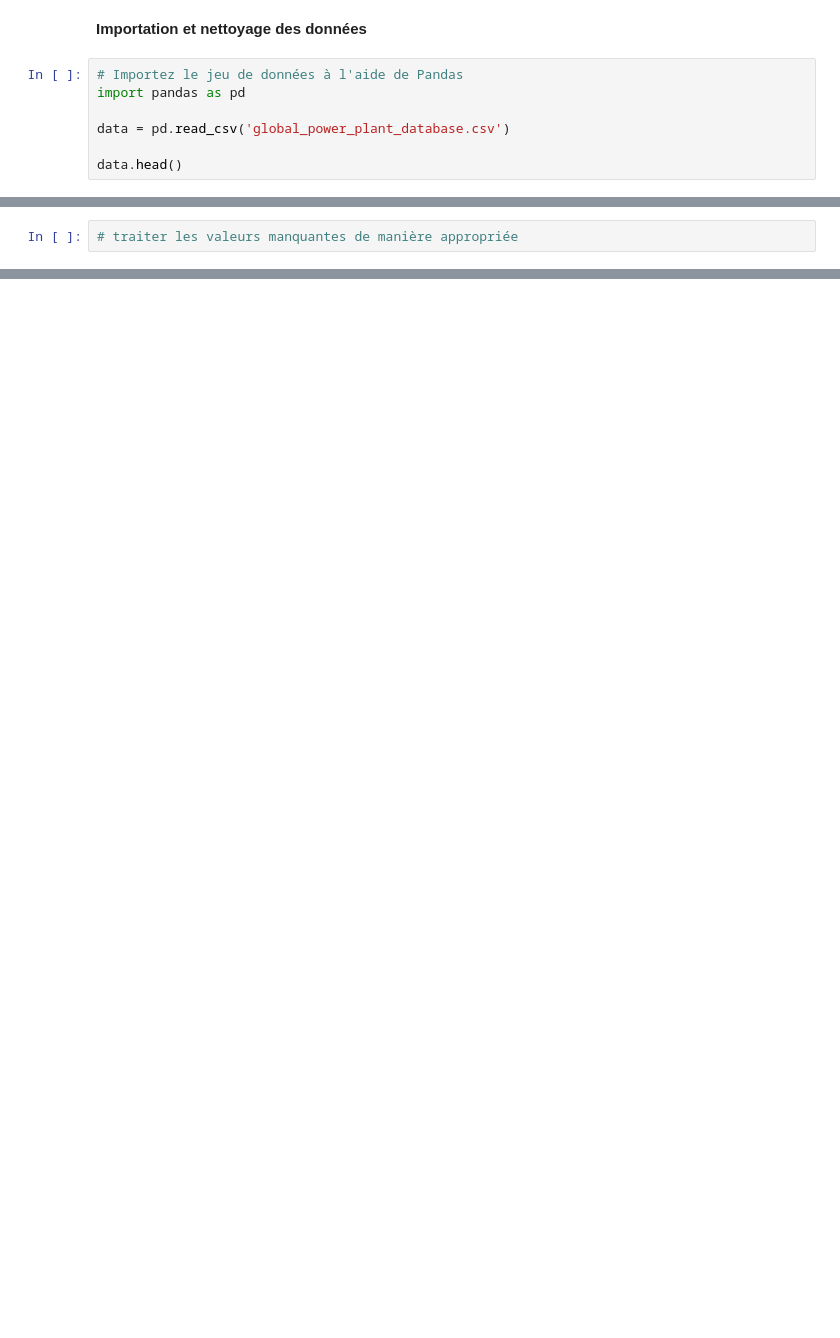
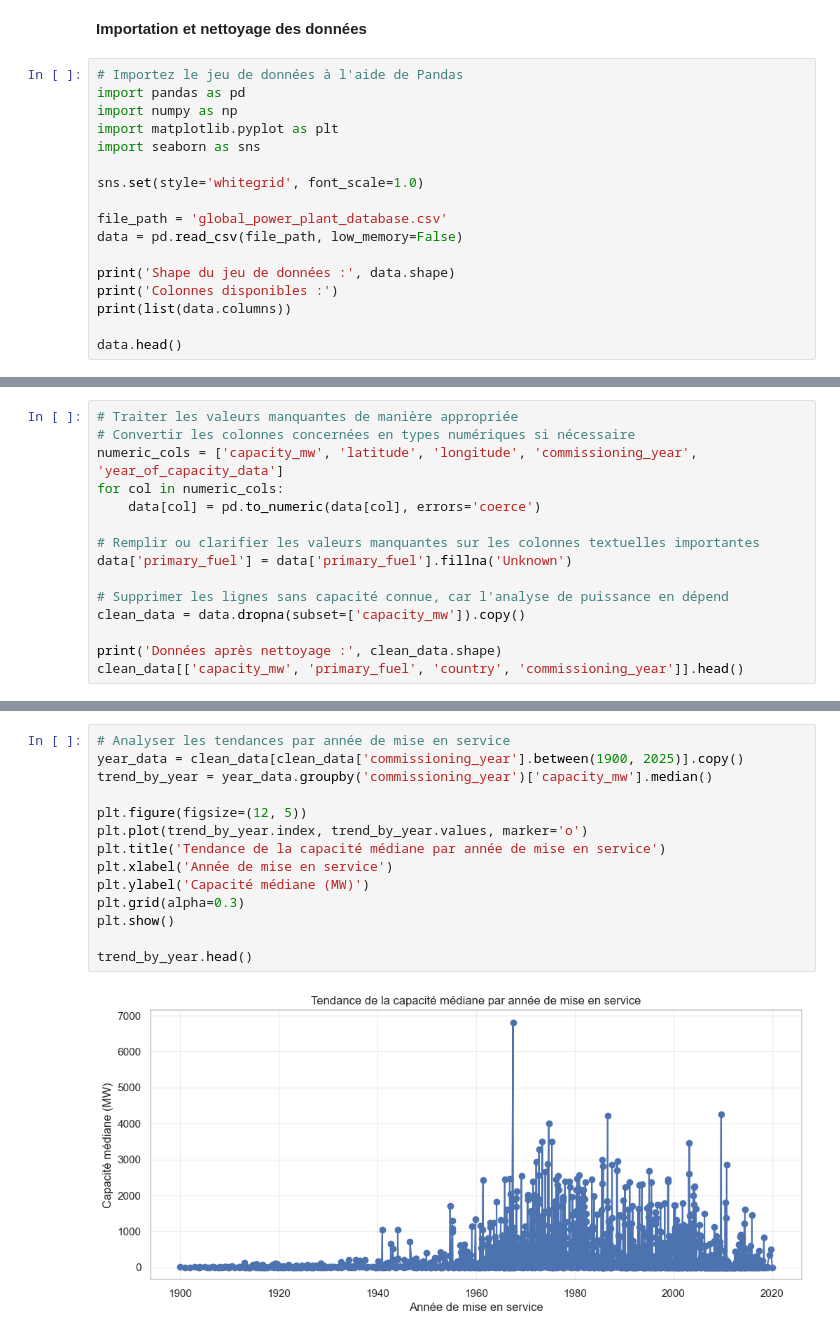
Before and after one commit to BAKARY16/DI-Bootcamp, a Jupyter notebook: week03/day02/daily_challenge/challenge.ipynb, the cells around one changed output, grey strips where cells are left out. Cells and saved outputs as stored; diff of their text form; blank space fills up the shorter version.

```diff
--- a/week03/day02/daily_challenge/challenge.ipynb
+++ b/week03/day02/daily_challenge/challenge.ipynb
@@ -3,8 +3,18 @@
 # %%
 # Importez le jeu de données à l'aide de Pandas
 import pandas as pd
+import numpy as np
+import matplotlib.pyplot as plt
+import seaborn as sns
 
-data = pd.read_csv('global_power_plant_database.csv')
+sns.set(style='whitegrid', font_scale=1.0)
+
+file_path = 'global_power_plant_database.csv'
+data = pd.read_csv(file_path, low_memory=False)
+
+print('Shape du jeu de données :', data.shape)
+print('Colonnes disponibles :')
+print(list(data.columns))
 
 data.head()
 # %% [output]
@@ -42,3 +58,16 @@ dtype: int64
 # %%
-# traiter les valeurs manquantes de manière appropriée
+# Traiter les valeurs manquantes de manière appropriée
+# Convertir les colonnes concernées en types numériques si nécessaire
+numeric_cols = ['capacity_mw', 'latitude', 'longitude', 'commissioning_year', 'year_of_capacity_data']
+for col in numeric_cols:
+    data[col] = pd.to_numeric(data[col], errors='coerce')
+
+# Remplir ou clarifier les valeurs manquantes sur les colonnes textuelles importantes
+data['primary_fuel'] = data['primary_fuel'].fillna('Unknown')
+
+# Supprimer les lignes sans capacité connue, car l'analyse de puissance en dépend
+clean_data = data.dropna(subset=['capacity_mw']).copy()
+
+print('Données après nettoyage :', clean_data.shape)
+clean_data[['capacity_mw', 'primary_fuel', 'country', 'commissioning_year']].head()
 # %% [output]
@@ -45,0 +177,16 @@ TypeError: NDFrame.fillna() got an unexpected keyword argument 'method'
+# %%
+# Analyser les tendances par année de mise en service
+year_data = clean_data[clean_data['commissioning_year'].between(1900, 2025)].copy()
+trend_by_year = year_data.groupby('commissioning_year')['capacity_mw'].median()
+
+plt.figure(figsize=(12, 5))
+plt.plot(trend_by_year.index, trend_by_year.values, marker='o')
+plt.title('Tendance de la capacité médiane par année de mise en service')
+plt.xlabel('Année de mise en service')
+plt.ylabel('Capacité médiane (MW)')
+plt.grid(alpha=0.3)
+plt.show()
+
+trend_by_year.head()
+# %% [output]
+[figure, added]
```
Also changed, not shown: parts of 20 cells of this notebook, 1 other file.
